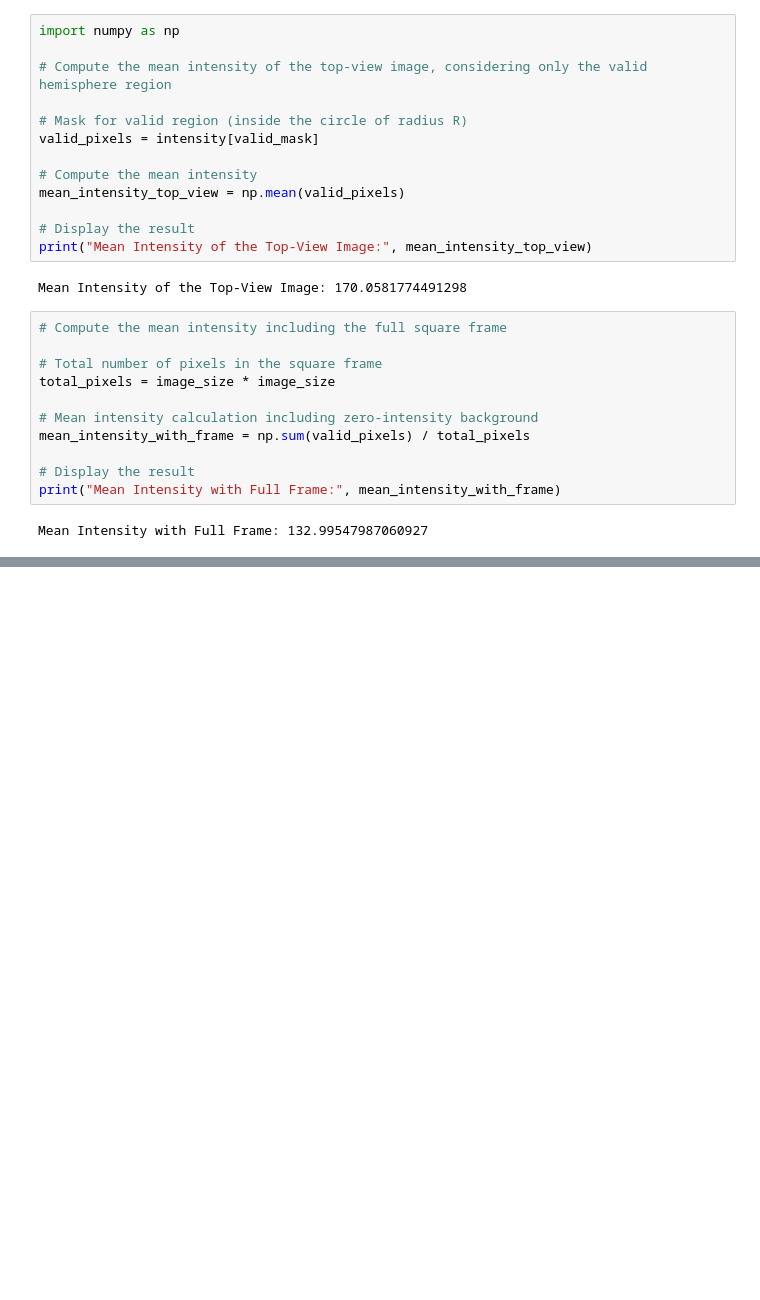
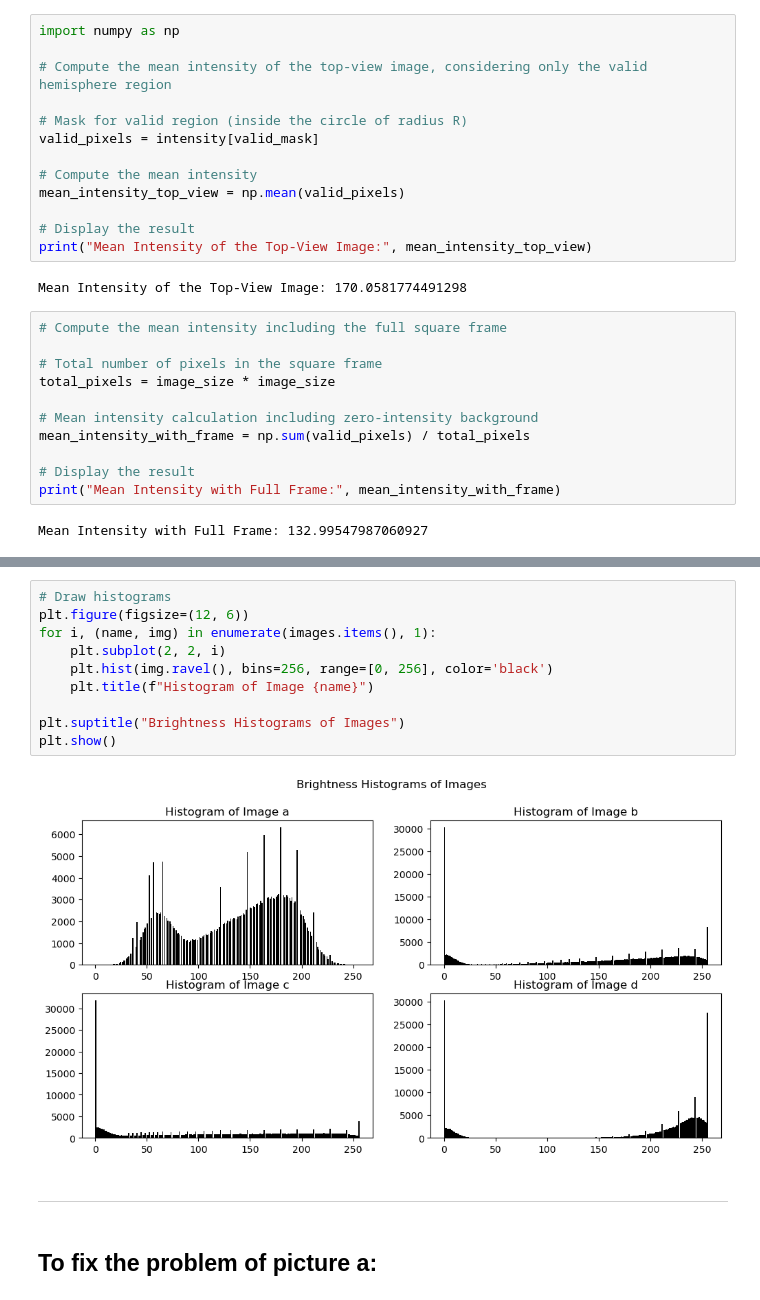
Before and after one commit to mjmousavi97/Image-processing-TehranUni-2025, a Jupyter notebook: HW2/main.ipynb, the cells around one changed output, grey strips where cells are left out. Cells and saved outputs as stored; diff of their text form; blank space fills up the shorter version.

```diff
--- a/HW2/main.ipynb
+++ b/HW2/main.ipynb
@@ -105,0 +96,16 @@ Mean Intensities of Original Images: {'a': 134.90629959106445, 'b': 148.18797683
+# %%
+# Draw histograms
+plt.figure(figsize=(12, 6))
+for i, (name, img) in enumerate(images.items(), 1):
+    plt.subplot(2, 2, i)
+    plt.hist(img.ravel(), bins=256, range=[0, 256], color='black')
+    plt.title(f"Histogram of Image {name}")
+
+plt.suptitle("Brightness Histograms of Images")
+plt.show()
+# %% [output]
+[figure, added]
+# %% [markdown]
+_____
+# %% [markdown]
+## To fix the problem of picture a:
```
Also changed, not shown: parts of 14 cells of this notebook.
